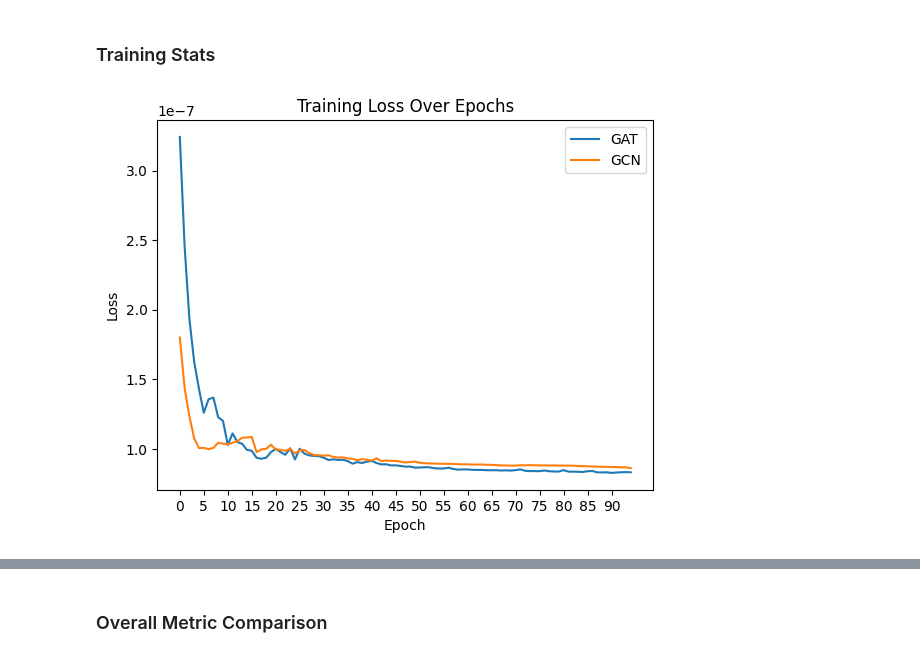
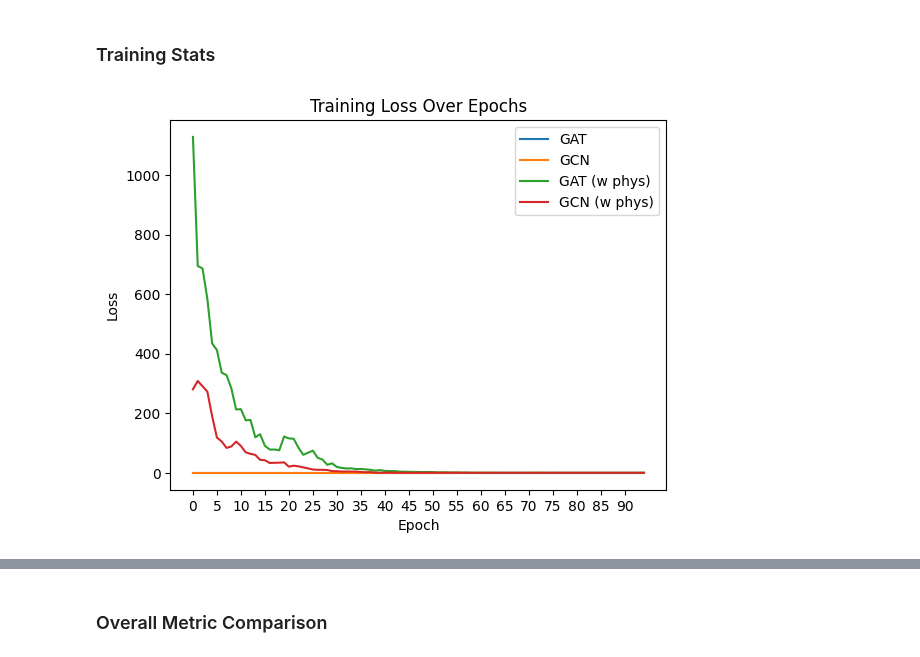
Before and after one commit to acostacos/dual_flood_gnn, a Jupyter notebook: view_results.ipynb, the cells around one changed output, grey strips where cells are left out. Cells and saved outputs as stored; diff of their text form; code cells hidden in the pictures.

```diff
--- a/view_results.ipynb
+++ b/view_results.ipynb
@@ -7,25 +12,39 @@ import geopandas as gpd
 # %% [markdown]
 ### Training Stats
 # %%
+# training_stats_paths = [
+#     'training_stats/GAT_2025-06-09_08-35-30_train_stats.npz',
+#     'training_stats/GAT_2025-06-09_10-01-51_train_stats_w_edge.npz',
+#     'training_stats/GCN_2025-06-09_10-59-33_train_stats.npz',
+# ]
+# training_stats_paths = [
+#     'training_stats/GAT_2025-06-09_17-30-34_train_stats_phys_global.npz',
+#     'training_stats/GCN_2025-06-09_22-38-50_train_stats_phys_global.npz',
+# ]
 training_stats_paths = [
-    'training_stats/GAT_2025-06-05_15-51-27_train_stats_100epochs.npz',
-    'training_stats/GCN_2025-06-05_16-41-13_train_stats_100epochs.npz'
+    'training_stats/GAT_2025-06-09_08-35-30_train_stats.npz',
+    'training_stats/GCN_2025-06-09_10-59-33_train_stats.npz',
+    'training_stats/GAT_2025-06-09_17-30-34_train_stats_phys_global.npz',
+    'training_stats/GCN_2025-06-09_22-38-50_train_stats_phys_global.npz',
 ]
 # %%
-def plot_training_loss_for_all_models(stats_paths: list[str], start_epoch: int = 0):
+def plot_training_loss_for_all_models(stats_paths: list[str], start_epoch: int = 0, labels = None):
     for i, path in enumerate(stats_paths):
-        label = path.split('/')[-1].split('_')[0]
+        label = labels[i] if labels is not None else path.split('/')[-1].split('_')[0]
         train_loss = np.load(path, allow_pickle=True)['train_epoch_loss']
         train_loss = train_loss[start_epoch:]
         plt.plot(train_loss, label=label)
 
     plt.title('Training Loss Over Epochs')
     plt.xticks(np.arange(len(train_loss), step=5))
     plt.ylabel('Loss')
     plt.xlabel('Epoch')
     plt.legend()
     plt.show()
 
-plot_training_loss_for_all_models(training_stats_paths, start_epoch=5)
+# labels = None
+labels = ['GAT', 'GCN', 'GAT (w phys)', 'GCN (w phys)']
+start_epoch = 5
+plot_training_loss_for_all_models(training_stats_paths, start_epoch=start_epoch, labels=labels)
 # %% [output]
-[figure, old version]
+[figure, new version]
```
Also changed, not shown: parts of 12 cells of this notebook, 5 other files.
